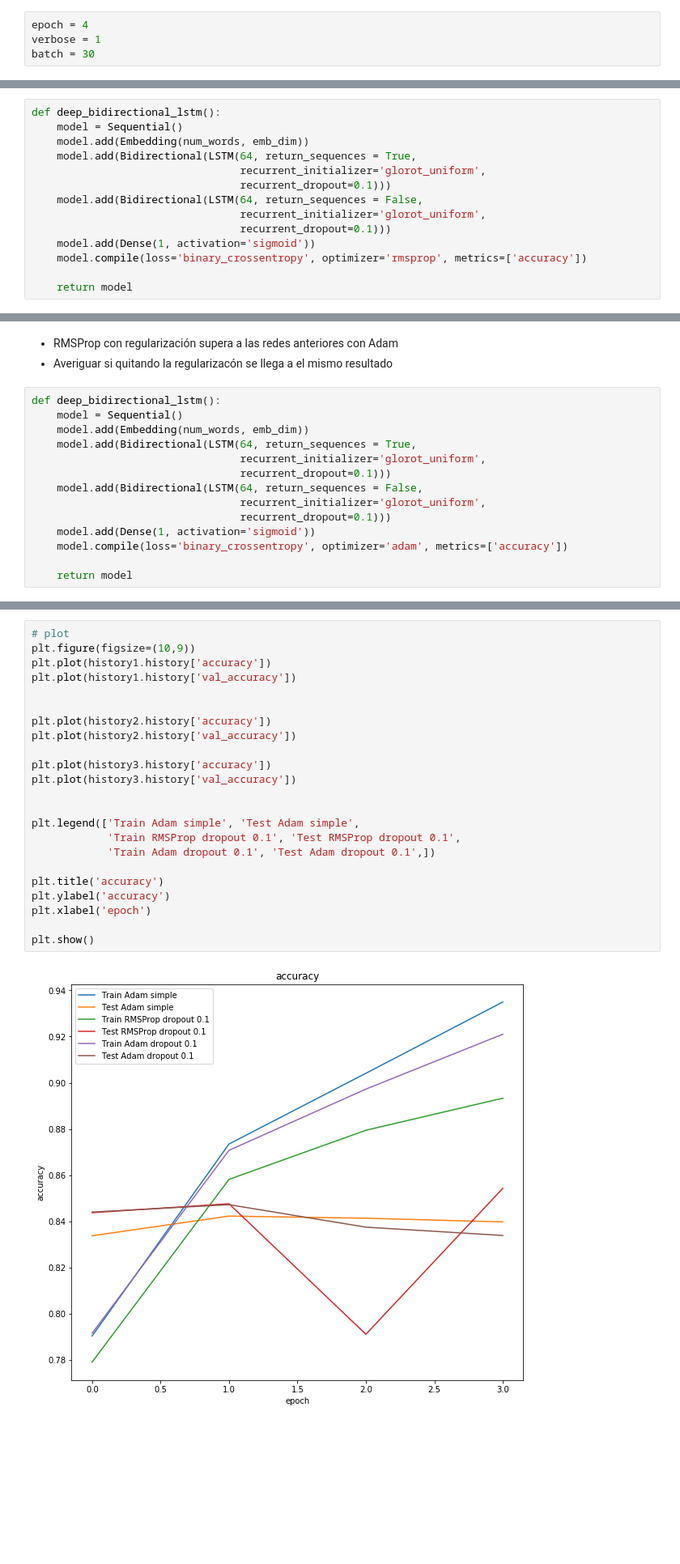
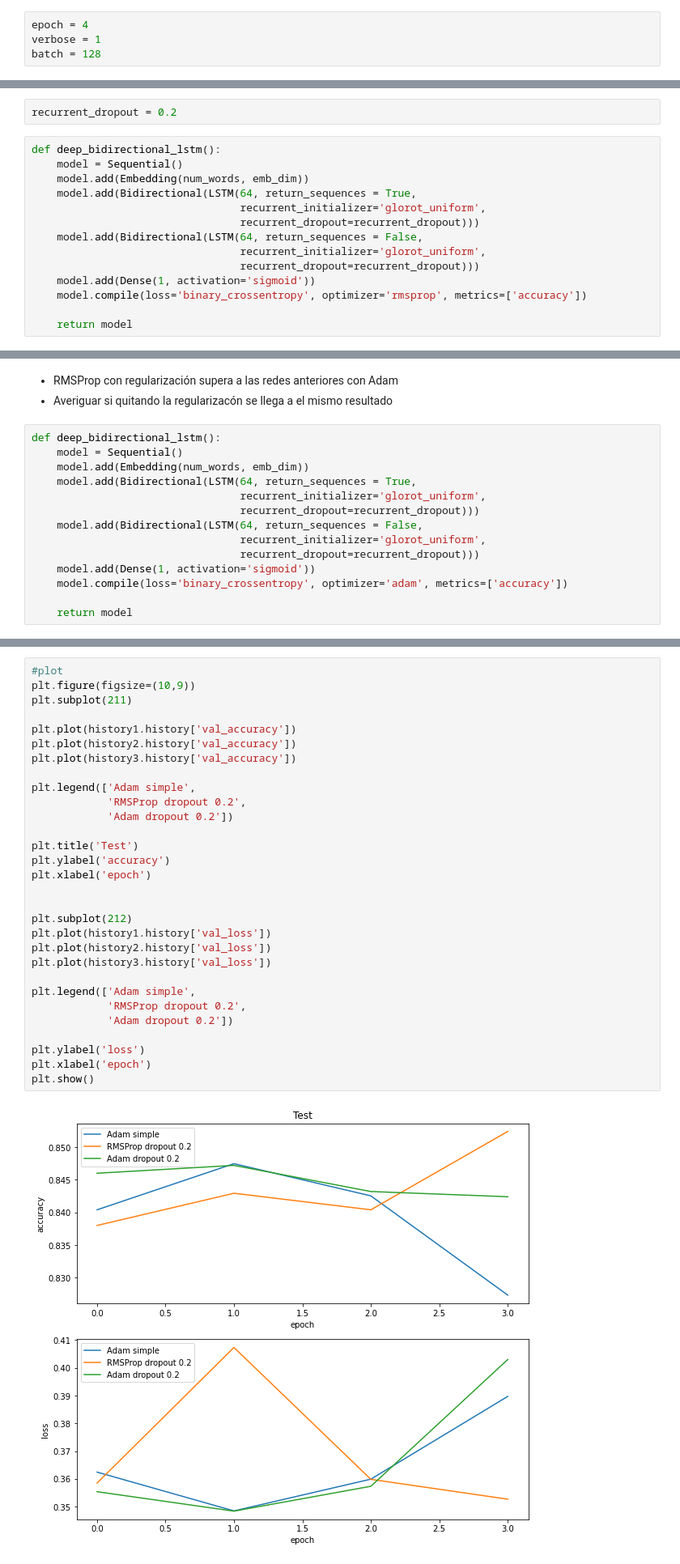
Before and after one commit to marte8870/MachineLearning_Tensorflow2.0, a Jupyter notebook: 5.ProcesamientoSecuencias/Deep-Bidirectional-RNN.ipynb, the cells around one changed output, grey strips where cells are left out. Shown: that part at 81% size. Saved outputs shown, nothing was run; the diff lists cells and outputs as text; blank space fills up the shorter version.

```diff
--- a/5.ProcesamientoSecuencias/Deep-Bidirectional-RNN.ipynb
+++ b/5.ProcesamientoSecuencias/Deep-Bidirectional-RNN.ipynb
@@ -43,7 +45,7 @@ print(y_test.shape)
 # %%
 epoch = 4
 verbose = 1
-batch = 30
+batch = 128
 # %% [markdown]
 ## Cada palabra de la review esta identificada por un número
 # %%
@@ -291,14 +290,16 @@ plt.grid()
 - La regularización como dropout se agrega con 'recurrent_dropout'
+# %%
+recurrent_dropout = 0.2
 # %%
 def deep_bidirectional_lstm():
     model = Sequential()
     model.add(Embedding(num_words, emb_dim))
     model.add(Bidirectional(LSTM(64, return_sequences = True,
                                  recurrent_initializer='glorot_uniform',
-                                 recurrent_dropout=0.1)))
+                                 recurrent_dropout=recurrent_dropout)))
     model.add(Bidirectional(LSTM(64, return_sequences = False,
                                  recurrent_initializer='glorot_uniform',
-                                 recurrent_dropout=0.1)))
+                                 recurrent_dropout=recurrent_dropout)))
     model.add(Dense(1, activation='sigmoid'))
     model.compile(loss='binary_crossentropy', optimizer='rmsprop', metrics=['accuracy'])
 
@@ -353,10 +353,10 @@ def deep_bidirectional_lstm():
     model.add(Embedding(num_words, emb_dim))
     model.add(Bidirectional(LSTM(64, return_sequences = True,
                                  recurrent_initializer='glorot_uniform',
-                                 recurrent_dropout=0.1)))
+                                 recurrent_dropout=recurrent_dropout)))
     model.add(Bidirectional(LSTM(64, return_sequences = False,
                                  recurrent_initializer='glorot_uniform',
-                                 recurrent_dropout=0.1)))
+                                 recurrent_dropout=recurrent_dropout)))
     model.add(Dense(1, activation='sigmoid'))
     model.compile(loss='binary_crossentropy', optimizer='adam', metrics=['accuracy'])
 
@@ -405,28 +436,35 @@ Test acccuracy: 0.83092
 # %%
-# plot
+#plot
 plt.figure(figsize=(10,9))
-plt.plot(history1.history['accuracy'])
+plt.subplot(211)
+
 plt.plot(history1.history['val_accuracy'])
-
-
-plt.plot(history2.history['accuracy'])
 plt.plot(history2.history['val_accuracy'])
-
-plt.plot(history3.history['accuracy'])
 plt.plot(history3.history['val_accuracy'])
 
+plt.legend(['Adam simple',
+            'RMSProp dropout 0.2',
+            'Adam dropout 0.2'])
 
-plt.legend(['Train Adam simple', 'Test Adam simple',
-            'Train RMSProp dropout 0.1', 'Test RMSProp dropout 0.1',
-            'Train Adam dropout 0.1', 'Test Adam dropout 0.1',])
-
-plt.title('accuracy')
+plt.title('Test')
 plt.ylabel('accuracy')
 plt.xlabel('epoch')
 
+
+plt.subplot(212)
+plt.plot(history1.history['val_loss'])
+plt.plot(history2.history['val_loss'])
+plt.plot(history3.history['val_loss'])
+
+plt.legend(['Adam simple',
+            'RMSProp dropout 0.2',
+            'Adam dropout 0.2'])
+
+plt.ylabel('loss')
+plt.xlabel('epoch')
 plt.show()
 # %% [output]
-[figure, old version]
+[figure, new version]
 # %% [markdown]
 - Mejorar el acuracy de la red
 - Probar Deep-Bidirectional-RNN con otro dataset
```
Also changed, not shown: parts of 22 cells of this notebook, 4 other files.
